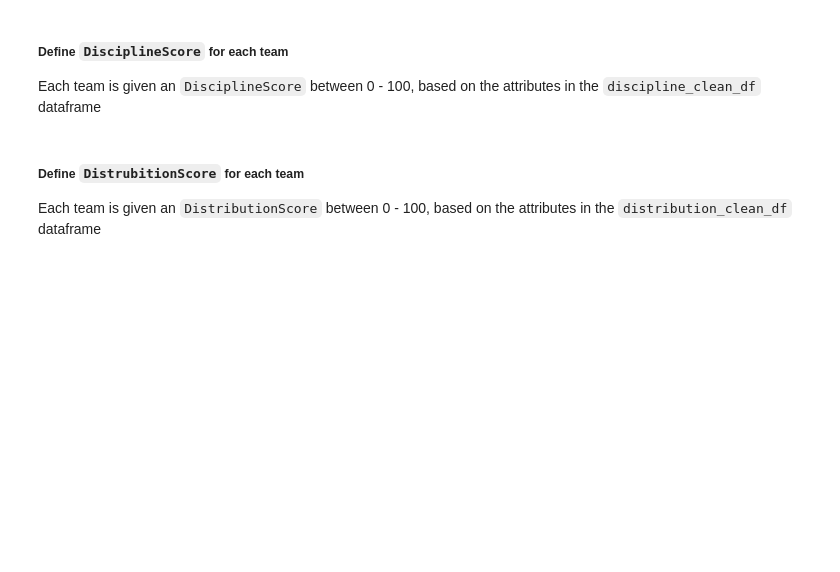
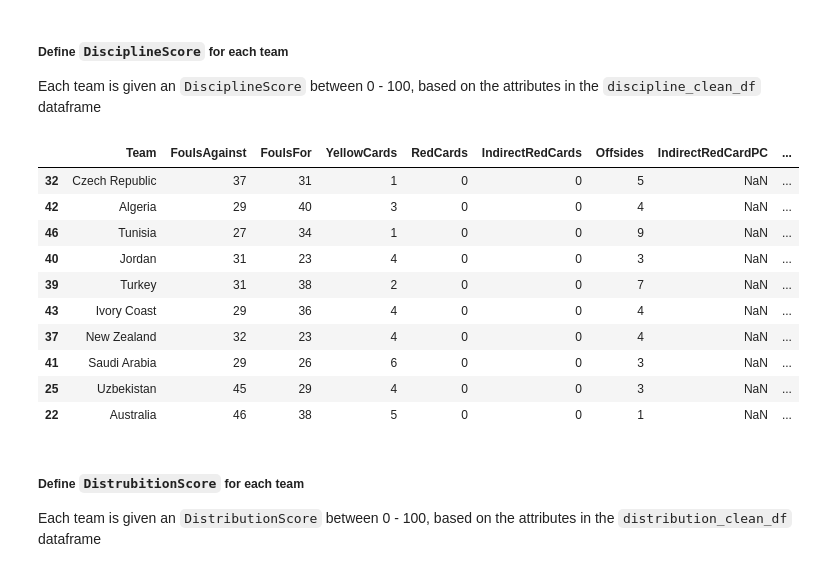
Before and after one commit to sdurham1606/Fifa-2026-World-Cup-Project, a Jupyter notebook: notebooks/04_EDA.ipynb, the cells around one changed output. Cells and saved outputs as stored; diff of their text form; code cells hidden in the pictures; blank space fills up the shorter version.

```diff
--- a/notebooks/04_EDA.ipynb
+++ b/notebooks/04_EDA.ipynb
@@ -438,19 +528,31 @@ Each team is given an `DisciplineScore` between 0 - 100, based on the attributes
 # %%
 discipline_attributes = ['FoulsAgainst', 'YellowCards', 'RedCards', 'IndirectRedCards', 'Offsides'] # need to confirm which attributes we want to include here
 
 # Create z-scores
 discipline_z_scores = pd.DataFrame(StandardScaler().fit_transform(discipline_clean_df[discipline_attributes]), columns=discipline_attributes, index=discipline_clean_df.index)
 
 # inverse scores where lower value should contribute to higher score
 discipline_z_scores *= -1
 
 # Average z-scores
 discipline_clean_df['DisciplineZScore'] = discipline_z_scores.mean(axis=1)
 
 # Scale 0-100
 discipline_clean_df['DisciplineScore'] = scaler.fit_transform(discipline_clean_df[['DisciplineZScore']]) * 100
 
-# display(discipline_clean_df.sort_values(by='DisciplineScore', ascending=False).head(10))
+display(discipline_clean_df.sort_values(by='DisciplineScore', ascending=False).head(10))
+# %% [output]
+|  | Team | FoulsAgainst | FoulsFor | YellowCards | RedCards | IndirectRedCards | Offsides | IndirectRedCardPC | ... |
+| 32 | Czech Republic | 37 | 31 | 1 | 0 | 0 | 5 | NaN | ... |
+| 42 | Algeria | 29 | 40 | 3 | 0 | 0 | 4 | NaN | ... |
+| 46 | Tunisia | 27 | 34 | 1 | 0 | 0 | 9 | NaN | ... |
+| 40 | Jordan | 31 | 23 | 4 | 0 | 0 | 3 | NaN | ... |
+| 39 | Turkey | 31 | 38 | 2 | 0 | 0 | 7 | NaN | ... |
+| 43 | Ivory Coast | 29 | 36 | 4 | 0 | 0 | 4 | NaN | ... |
+| 37 | New Zealand | 32 | 23 | 4 | 0 | 0 | 4 | NaN | ... |
+| 41 | Saudi Arabia | 29 | 26 | 6 | 0 | 0 | 3 | NaN | ... |
+| 25 | Uzbekistan | 45 | 29 | 4 | 0 | 0 | 3 | NaN | ... |
+| 22 | Australia | 46 | 38 | 5 | 0 | 0 | 1 | NaN | ... |
 # %% [markdown]
 ##### Define `DistrubitionScore` for each team
 Each team is given an `DistributionScore` between 0 - 100, based on the attributes in the `distribution_clean_df` dataframe
```
Also changed, not shown: parts of 24 cells of this notebook, 27 other files.
